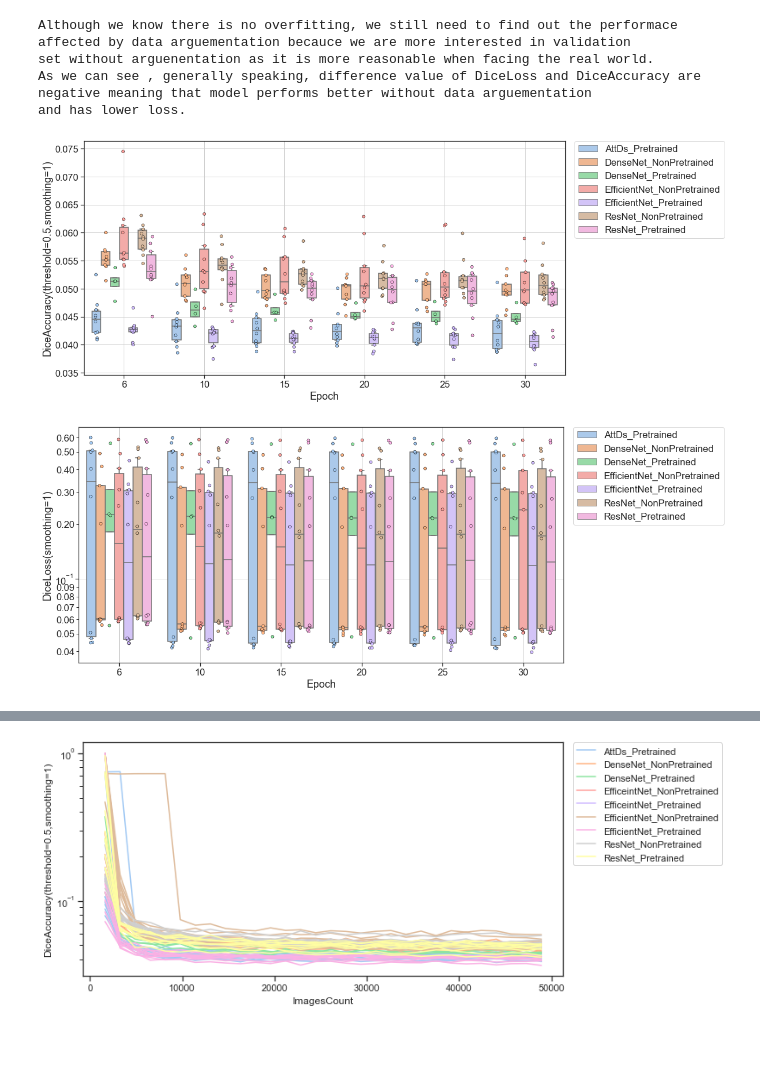
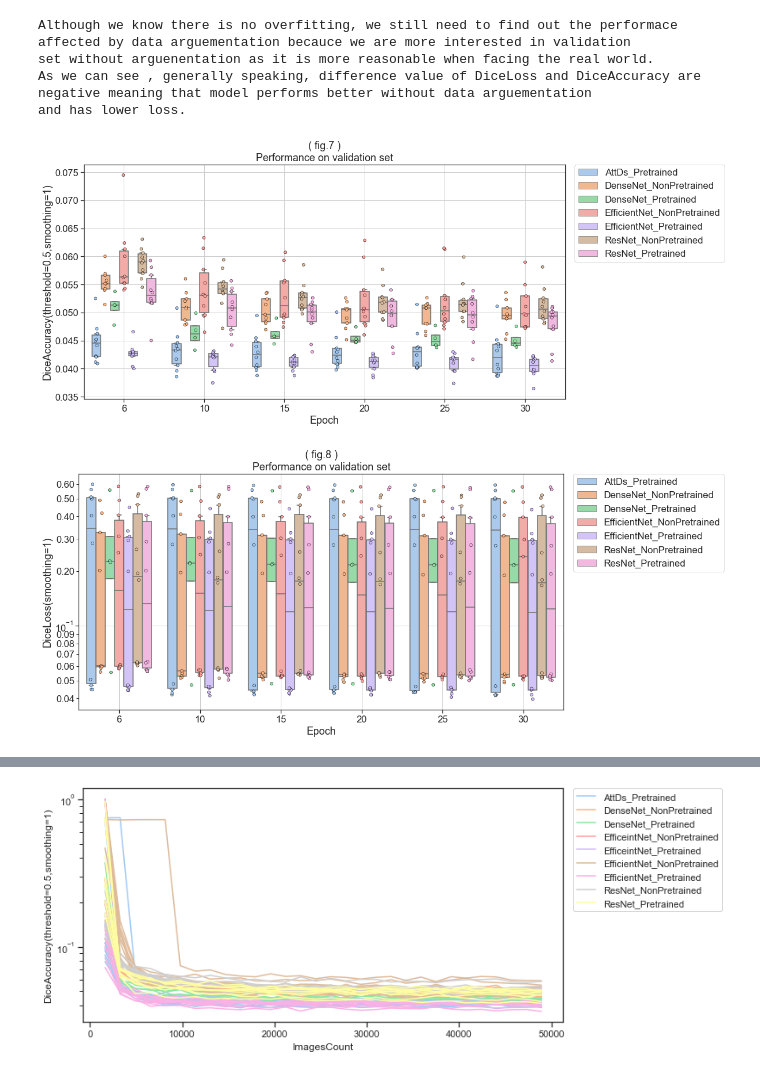
Before and after one commit to you-ming-hu/Cardiac_Catheterization_Project, a Jupyter notebook: pytorch/Results/Losses_and_Metrics/losses_and_metrics_analysis.ipynb, the cells around one changed output, grey strips where cells are left out. Drawn from its saved outputs; the diff is of its cells as text; code cells hidden in the pictures; blank space fills up the shorter version.

```diff
--- a/pytorch/Results/Losses_and_Metrics/losses_and_metrics_analysis.ipynb
+++ b/pytorch/Results/Losses_and_Metrics/losses_and_metrics_analysis.ipynb
@@ -179,21 +179,18 @@ and has lower loss.
 # %%
 draw_box_plot(
     epoch_data.iloc[:,1:].query("Purpose=='validation'"),
     [6]+list(range(10,31,5)),
     'DiceAccuracy(threshold=0.5,smoothing=1)',
     ['ModelName','IsPretrained'],
-    '',
-    figsize = (15,7.5))
+    '( fig.7 )\nPerformance on validation set')
+
+draw_box_plot(
+    epoch_data.iloc[:,1:].query("Purpose=='validation'"),
+    [6]+list(range(10,31,5)),
+    'DiceLoss(smoothing=1)',
+    ['ModelName','IsPretrained'],
+    '( fig.8 )\nPerformance on validation set',
+    logy=True)
 # %% [output]
-[figure, old version]
+[figure, new version]
+[figure, added]
-# %%
-draw_box_plot(
-    epoch_data.iloc[:,1:].query("Purpose=='validation'"),
-    [6]+list(range(10,31,5)),
-    'DiceLoss(smoothing=1)',
-    ['ModelName','IsPretrained'],
-    '',
-    logy=True,
-    figsize = (15,7.5))
-# %% [output]
-[figure, removed]
```
Also changed, not shown: parts of 3 cells of this notebook.
